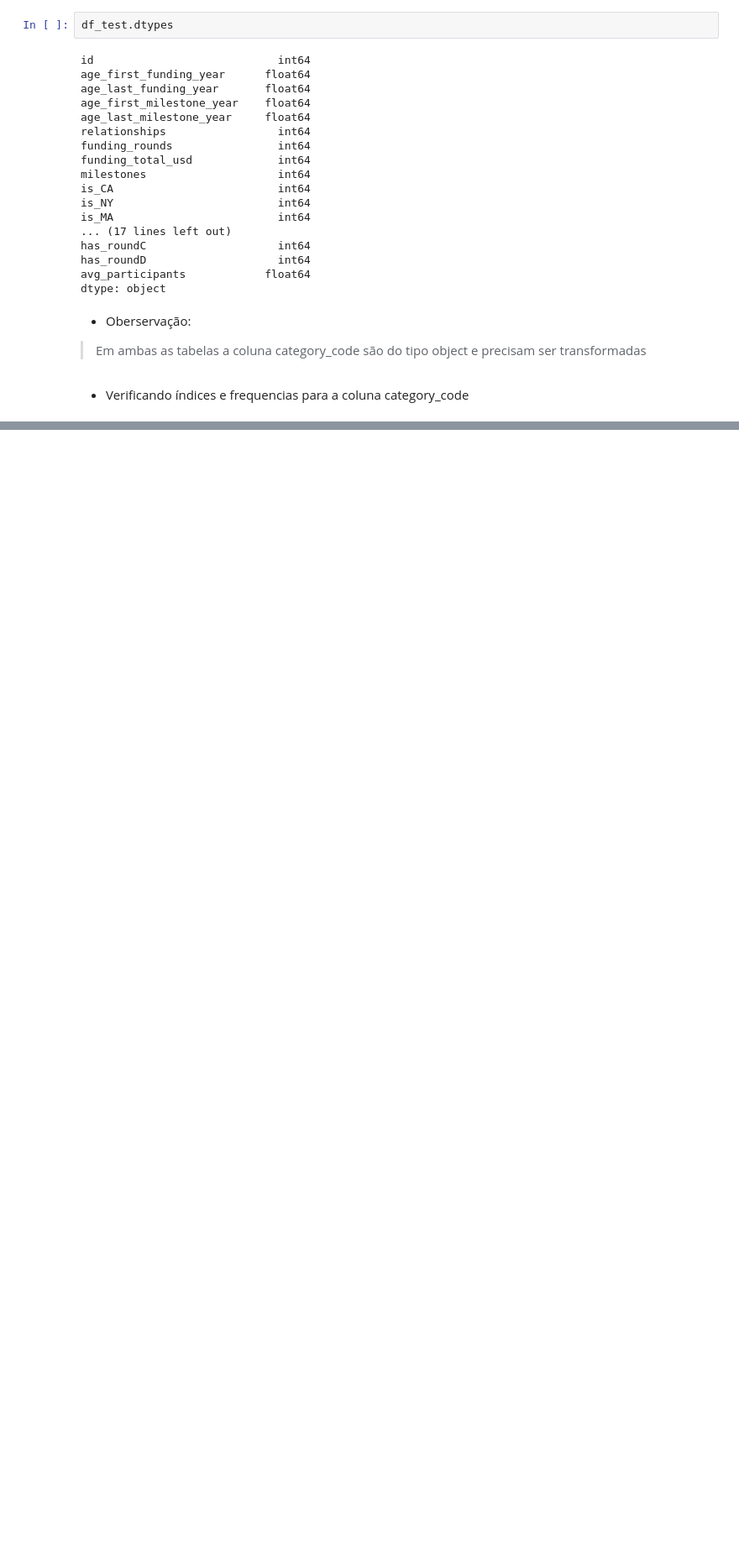
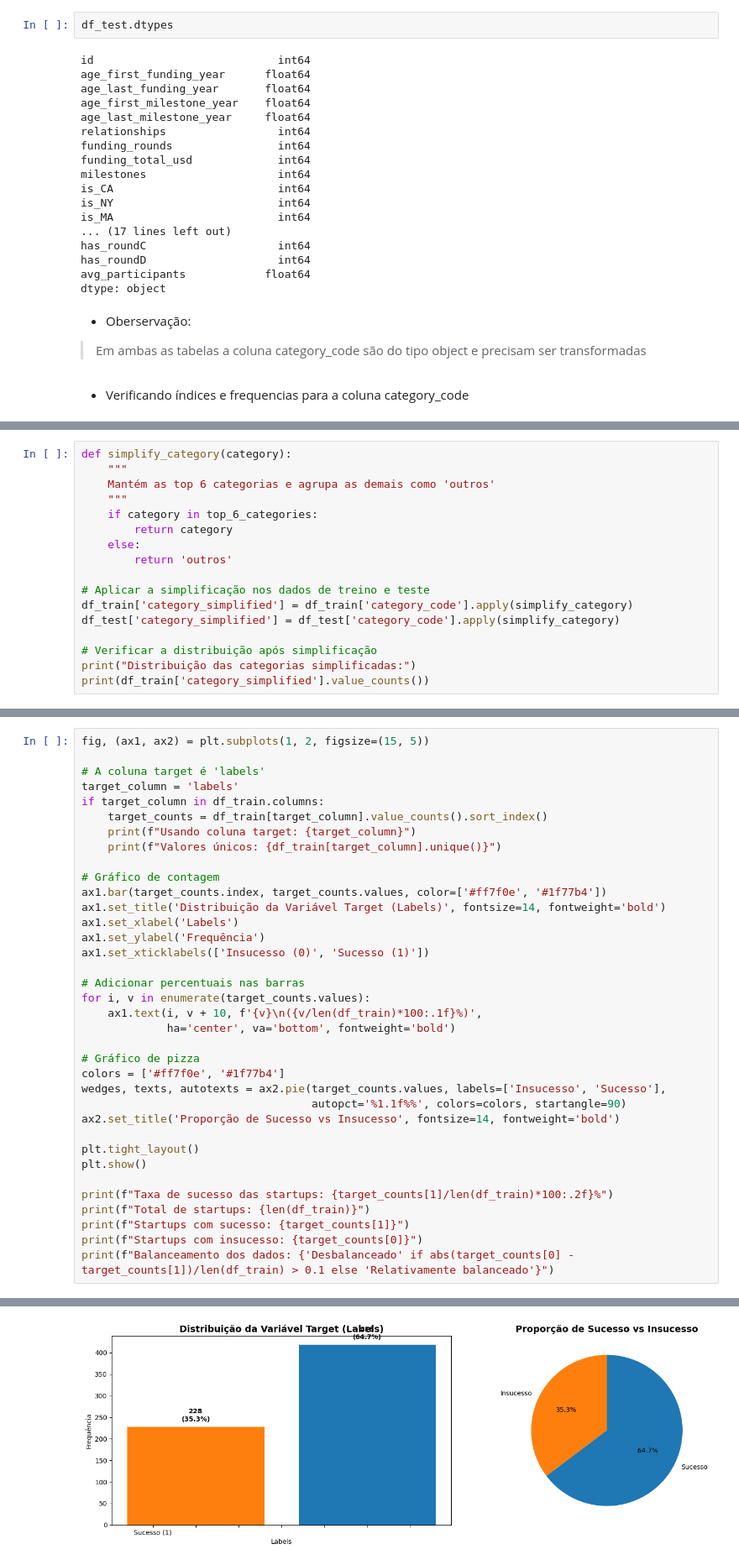
Before and after one commit to C-Icaro/Python-learning, a Jupyter notebook: Competição Modelos Preditivos - Kaggle/modelo.ipynb, the cells around one changed output, grey strips where cells are left out. Shown at 84% size. Cells and saved outputs as stored; diff of their text form; blank space fills up the shorter version.

```diff
--- a/Competição Modelos Preditivos - Kaggle/modelo.ipynb
+++ b/Competição Modelos Preditivos - Kaggle/modelo.ipynb
@@ -210,0 +274,17 @@ plt.pie(sizes, labels=labels)
+# %%
+def simplify_category(category):
+    """
+    Mantém as top 6 categorias e agrupa as demais como 'outros'
+    """
+    if category in top_6_categories:
+        return category
+    else:
+        return 'outros'
+
+# Aplicar a simplificação nos dados de treino e teste
+df_train['category_simplified'] = df_train['category_code'].apply(simplify_category)
+df_test['category_simplified'] = df_test['category_code'].apply(simplify_category)
+
+# Verificar a distribuição após simplificação
+print("Distribuição das categorias simplificadas:")
+print(df_train['category_simplified'].value_counts())
@@ -210,0 +389,37 @@ plt.pie(sizes, labels=labels)
+# %%
+fig, (ax1, ax2) = plt.subplots(1, 2, figsize=(15, 5))
+
+# A coluna target é 'labels'
+target_column = 'labels'
+if target_column in df_train.columns:
+    target_counts = df_train[target_column].value_counts().sort_index()
+    print(f"Usando coluna target: {target_column}")
+    print(f"Valores únicos: {df_train[target_column].unique()}")
+
+# Gráfico de contagem
+ax1.bar(target_counts.index, target_counts.values, color=['#ff7f0e', '#1f77b4'])
+ax1.set_title('Distribuição da Variável Target (Labels)', fontsize=14, fontweight='bold')
+ax1.set_xlabel('Labels')
+ax1.set_ylabel('Frequência')
+ax1.set_xticklabels(['Insucesso (0)', 'Sucesso (1)'])
+
+# Adicionar percentuais nas barras
+for i, v in enumerate(target_counts.values):
+    ax1.text(i, v + 10, f'{v}\n({v/len(df_train)*100:.1f}%)',
+             ha='center', va='bottom', fontweight='bold')
+
+# Gráfico de pizza
+colors = ['#ff7f0e', '#1f77b4']
+wedges, texts, autotexts = ax2.pie(target_counts.values, labels=['Insucesso', 'Sucesso'],
+                                   autopct='%1.1f%%', colors=colors, startangle=90)
+ax2.set_title('Proporção de Sucesso vs Insucesso', fontsize=14, fontweight='bold')
+
+plt.tight_layout()
+plt.show()
+
+print(f"Taxa de sucesso das startups: {target_counts[1]/len(df_train)*100:.2f}%")
+print(f"Total de startups: {len(df_train)}")
+print(f"Startups com sucesso: {target_counts[1]}")
+print(f"Startups com insucesso: {target_counts[0]}")
+print(f"Balanceamento dos dados: {'Desbalanceado' if abs(target_counts[0] - target_counts[1])/len(df_train) > 0.1 else 'Relativamente balanceado'}")
+# %% [output]
@@ -210,0 +428 @@ plt.pie(sizes, labels=labels)
+[figure, added]
```
Also changed, not shown: parts of 82 cells of this notebook, 12 other files.
